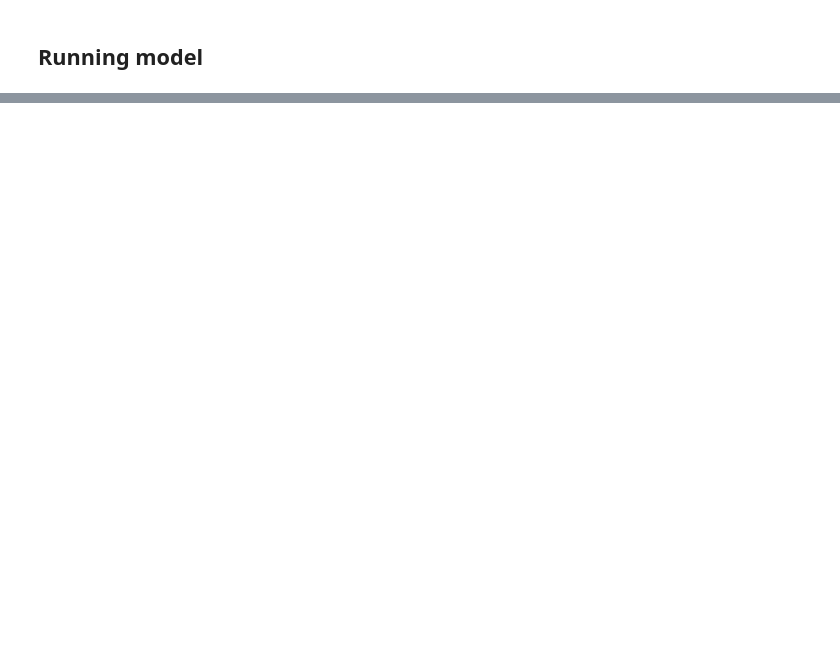
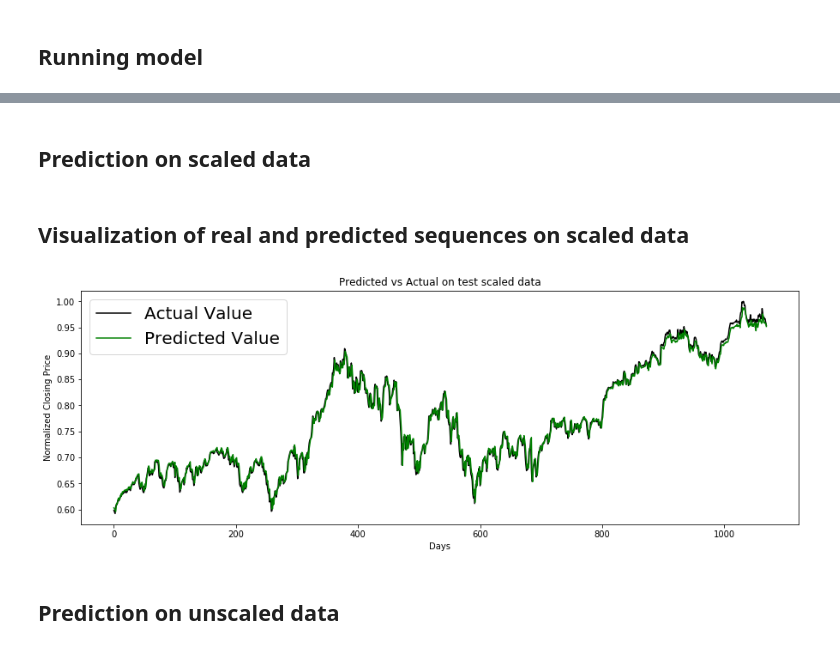
Before and after one commit to tensorflow/addons, a Jupyter notebook: tensorflow_addons/layers/ecnn_classes_examples.ipynb, the cells around one changed output, grey strips where cells are left out. Drawn from its saved outputs; the diff is of its cells as text; code cells hidden in the pictures; blank space fills up the shorter version.

Commit message:
Editted file - made  2 minor modifications
I removed the baseline model and modified the error measures computation, they are computed over the scaled data not the unscaled one.

```diff
--- a/tensorflow_addons/layers/ecnn_classes_examples.ipynb
+++ b/tensorflow_addons/layers/ecnn_classes_examples.ipynb
@@ -469,8 +472,8 @@ Features   = 6
 # %%
-def my_model_1(neurons,bs,Time_step,epochs,Features=6):
+def my_model(neurons,bs,Time_step,epochs,Features=6):
     x1 = Input(batch_shape = (None,Time_step,Features))
     x2 = ECNN(neurons)(x1)
     x3 = Dense(1,activation='linear')(x2)
     return Model(x1,x3)
 # %%
-model = my_model_1(neurons,batch_size,Time_step,epochs)
+model = my_model(neurons,batch_size,Time_step,epochs)
@@ -490 +515,3 @@ def ScaleData(df,normalise=True):
+# %%
+data = "path-of-stock-datafile" # Fetures : ['Date','Open','High','Low','Close','Adj Close','Volume']
 # %%
@@ -579,2 +596,5 @@ plt.show()
+# %% [markdown]
+## Prediction on scaled data
 # %%
-pred_test1 = model.predict(x_test, batch_size=batch_size)
+pred_test = model.predict(x_test, batch_size=batch_size)
+y_test=np.reshape(y_test, (y_test.shape[0],1))
@@ -583,14 +601,18 @@ y_test=np.reshape(y_test, (y_test.shape[0],1))
+# %% [markdown]
+## Visualization of real and predicted sequences on scaled data
 # %%
 plt.figure(figsize=(15, 5));
 plt.plot(y_test, color="black", label="Actual Value")
-plt.plot(pred_test1, color="green", label="Predicted Value")
-plt.title('Predicted vs Actual on testig set')
+plt.plot(pred_test, color="green", label="Predicted Value")
+plt.title('Predicted vs Actual on test scaled data')
 plt.xlabel('Days')
 plt.ylabel('Normalized Closing Price')
 plt.legend(loc='best');
-plt.legend(fontsize=20) # using a size in points
-plt.legend(fontsize="x-large") # using a named size
-#plt.grid()
+plt.legend(fontsize=20)
 plt.savefig("fi_NA_RW.pdf")
 plt.show()
+# %% [output]
+[figure, added]
+# %% [markdown]
+## Prediction on unscaled data
 # %%
```
Also changed, not shown: parts of 37 cells of this notebook.
